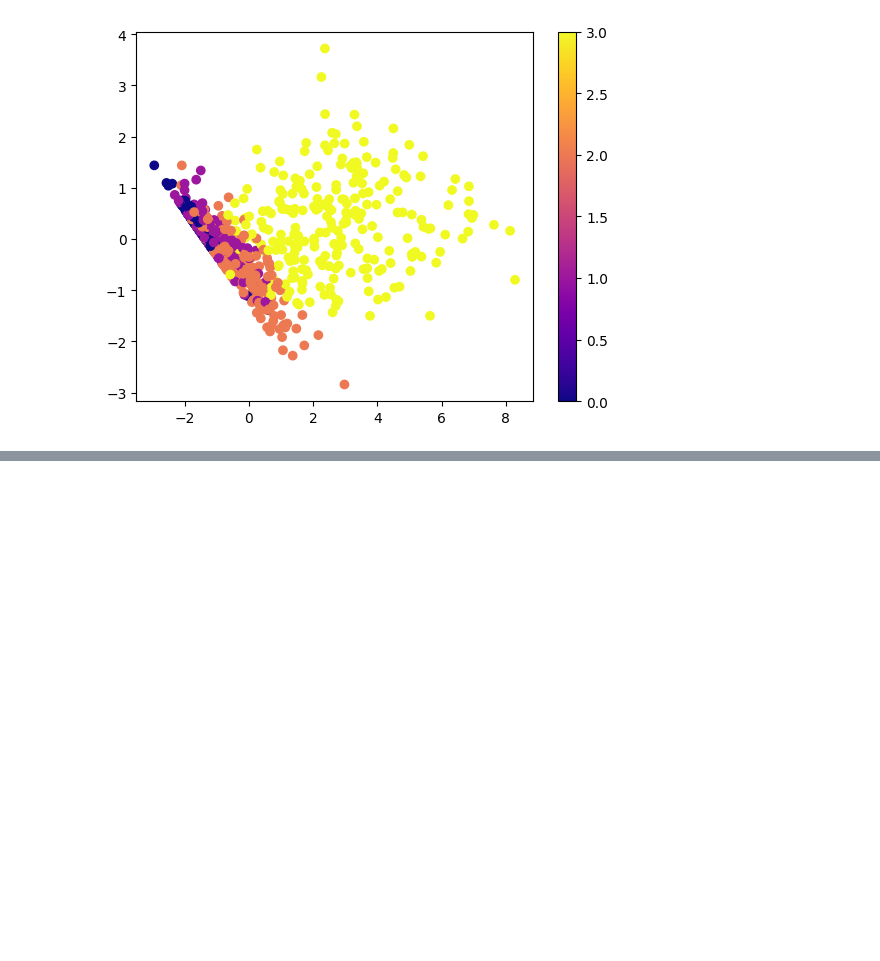
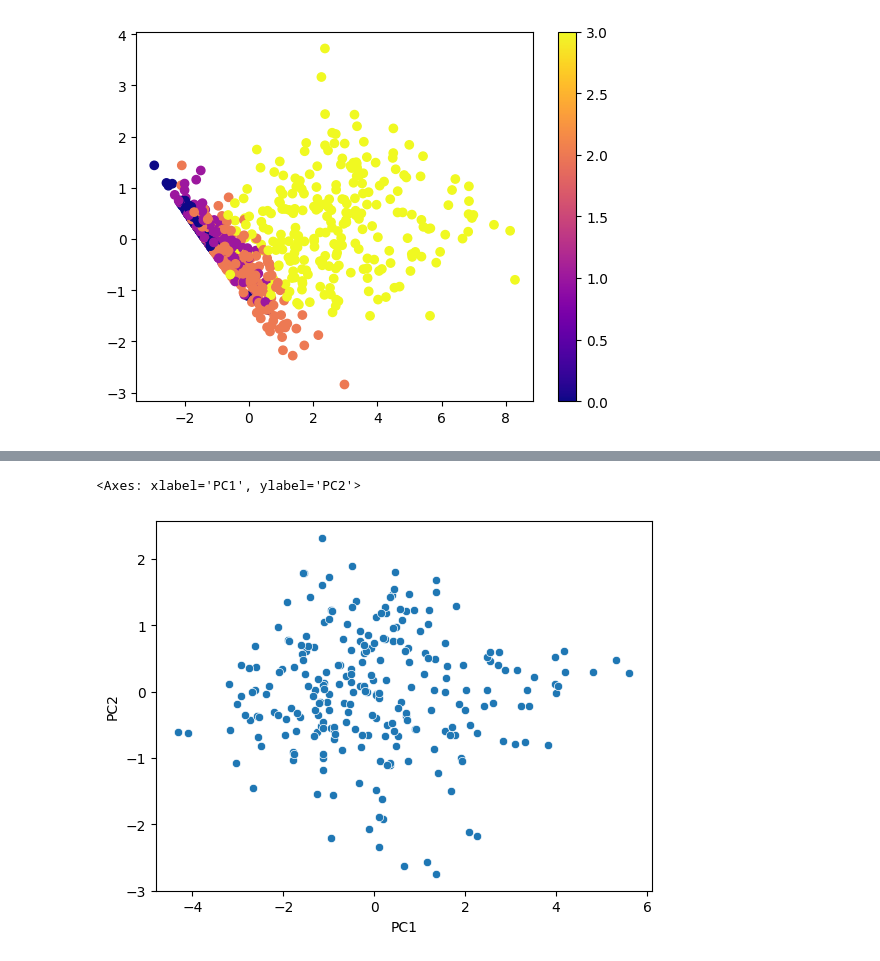
Before and after one commit to cookiebouquets/CHC-CyberPatriot-Scores-Analysis, a Jupyter notebook: analysis.ipynb, the cells around one changed output, grey strips where cells are left out. Saved outputs shown, nothing was run; the diff lists cells and outputs as text; code cells hidden in the pictures; blank space fills up the shorter version.

```diff
--- a/analysis.ipynb
+++ b/analysis.ipynb
@@ -19,6 +19,9 @@ df.head()
 # %%
 tiers = df["Tier"]
 # %%
-numericaldata = df.drop("Location",axis = 1)
-numericaldata = numericaldata.drop("Division",axis = 1)
-numericaldata = numericaldata.drop("Tier", axis = 1)
+def convert_to_numerical(data):
+    numericaldata = data.drop("Location",axis = 1)
+    numericaldata = numericaldata.drop("Division",axis = 1)
+    numericaldata = numericaldata.drop("Tier", axis = 1)
+    numericaldata = numericaldata.drop("Team",axis = 1)
+    return numericaldata
@@ -62,3 +65,6 @@ plt.colorbar()
 # %% [output]
 <matplotlib.colorbar.Colorbar at 0x...>
 [figure]
+# %%
+platinum = df[(df["Tier"] == "Platinum")]
+platinum.head()
@@ -64,0 +78,17 @@ plt.colorbar()
+# %%
+platinum = convert_to_numerical(platinum)
+# %%
+scaler = StandardScaler()
+scaler.fit(platinum)
+Scaled_data = scaler.transform(platinum)
+
+model = PCA(n_components= 2)
+model.fit(Scaled_data)
+
+PCS = model.transform(Scaled_data)
+PCA_df = pd.DataFrame(PCS,columns = ["PC1","PC2"])
+
+sns.scatterplot(PCA_df, x = "PC1", y = "PC2", legend = "full" )
+# %% [output]
+<Axes: xlabel='PC1', ylabel='PC2'>
+[figure, added]
```
Also changed, not shown: parts of 4 cells of this notebook.
